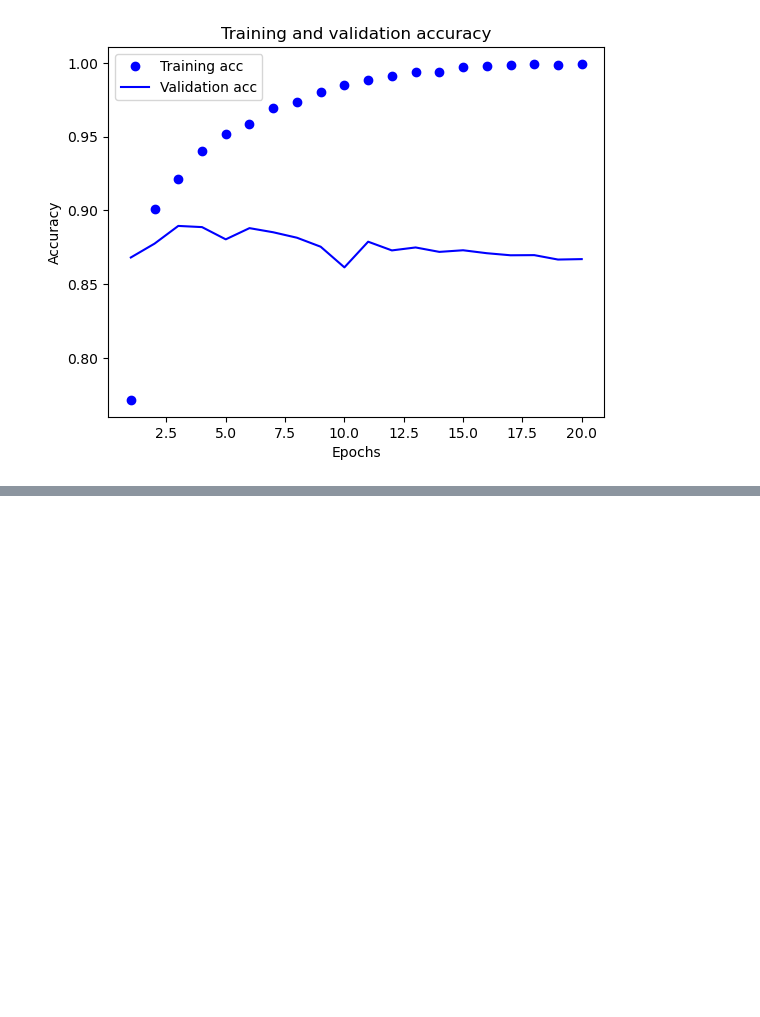
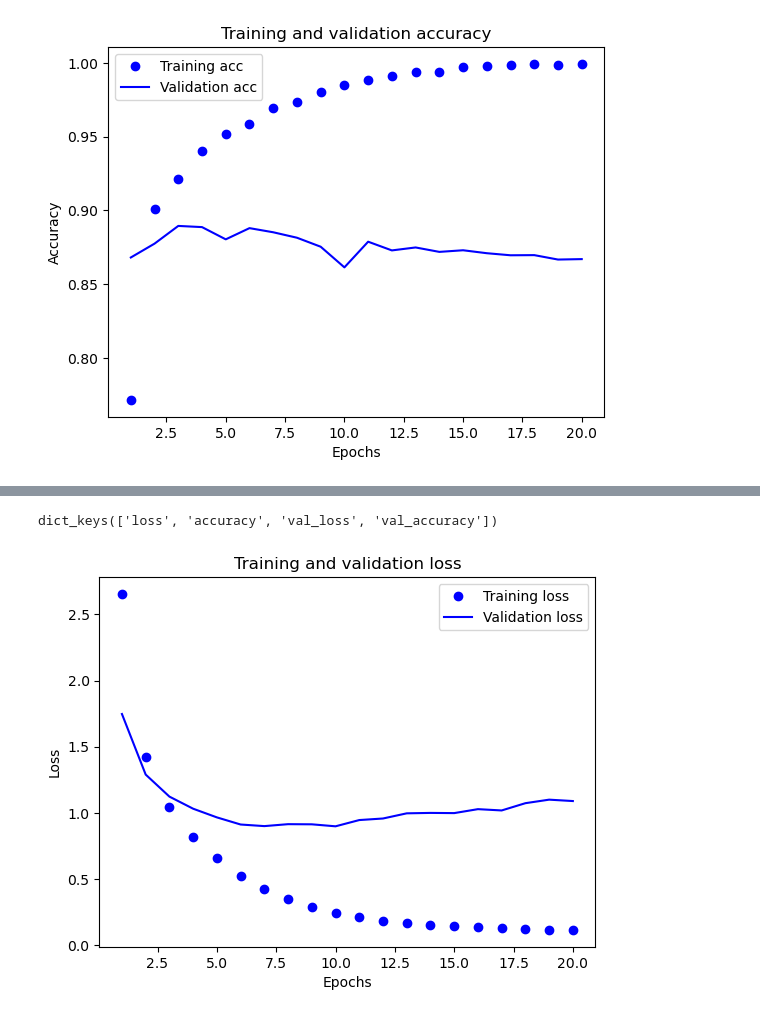
Before and after one commit to sudo-odner/Learn-machine-learning, a Jupyter notebook: first code.ipynb, the cells around one changed output, grey strips where cells are left out. Saved outputs shown, nothing was run; the diff lists cells and outputs as text; code cells hidden in the pictures; blank space fills up the shorter version.

```diff
--- a/first code.ipynb
+++ b/first code.ipynb
@@ -90,0 +111,21 @@ plt.show()
+# %%
+model = models.Sequential()
+model.add(layers.Dense(64, activation='relu', input_shape=(10000,)))
+model.add(layers.Dense(64, activation='relu'))
+model.add(layers.Dense(46, activation='softmax'))
+# %%
+model.compile(optimizer='rmsprop',
+             loss='categorical_crossentropy',
+             metrics=['accuracy'])
+# %%
+x_val = x_train[:1000]
+parial_x_train = x_train[1000:]
+
+y_val = y_train[:1000]
+parial_y_train = y_train[1000:]
+# %%
+history = model.fit(parial_x_train,
+                   parial_y_train,
+                   epochs=20,
+                   batch_size=512,
+                   validation_data=(x_val, y_val))
@@ -90,0 +152,20 @@ plt.show()
+# %%
+history_dict = history.history
+history_dict.keys()
+# %% [output]
+dict_keys(['loss', 'accuracy', 'val_loss', 'val_accuracy'])
+# %%
+import matplotlib.pyplot as plt
+history_dict = history.history
+loss_values = history_dict['loss']
+val_loss_values = history_dict['val_loss']
+epochs = range(1, len(history_dict['accuracy']) + 1)
+plt.plot(epochs, loss_values, 'bo', label='Training loss')
+plt.plot(epochs, val_loss_values, 'b', label='Validation loss')
+plt.title('Training and validation loss')
+plt.xlabel('Epochs')
+plt.ylabel('Loss')
+plt.legend()
+plt.show()
+# %% [output]
+[figure, added]
```
Also changed, not shown: parts of 13 cells of this notebook.
